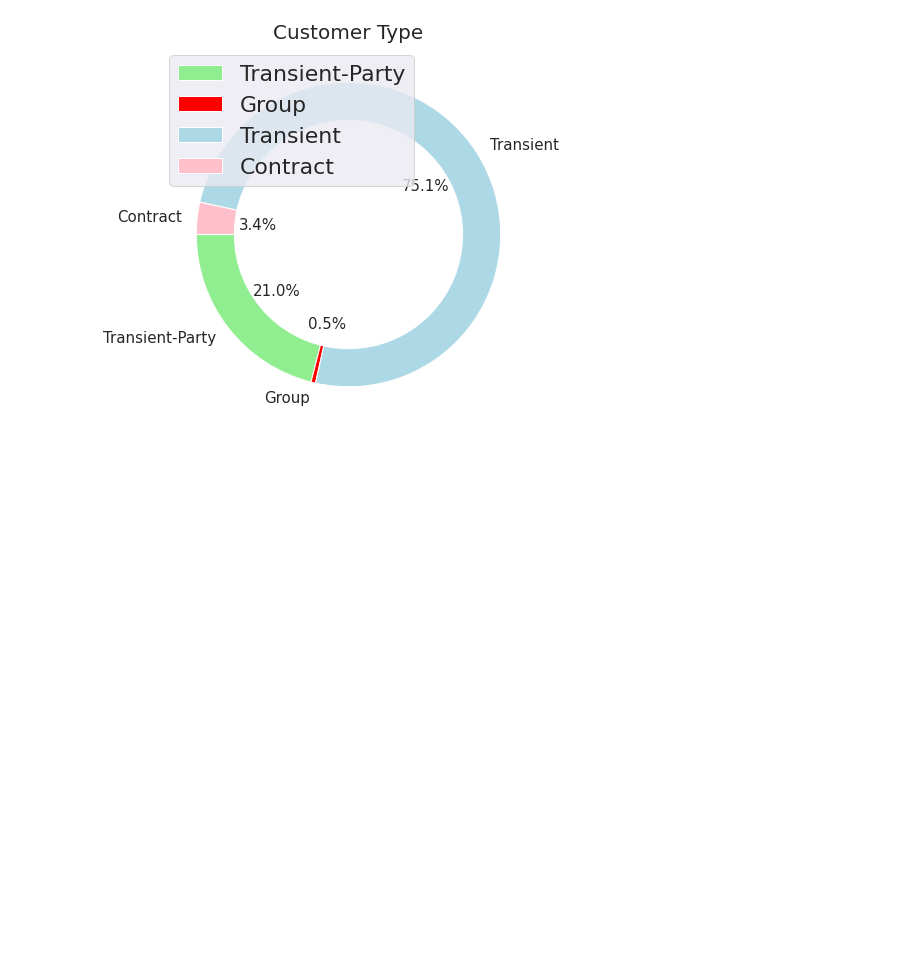
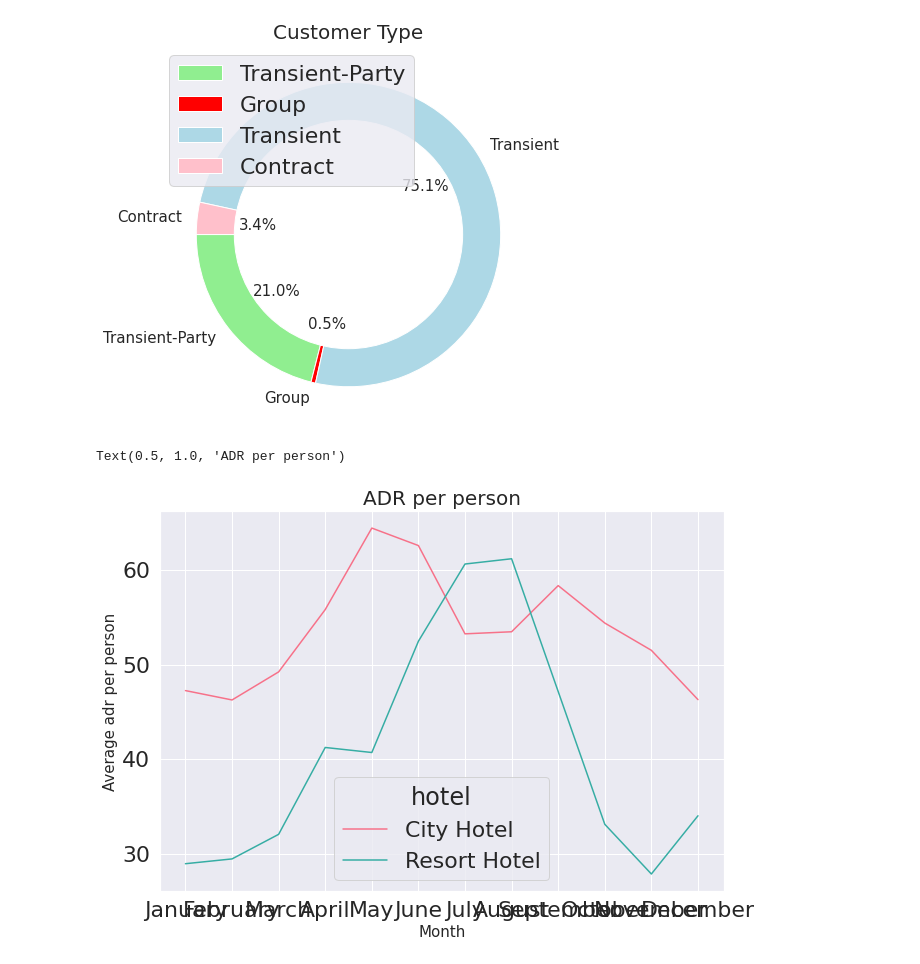
Before and after one commit to Sriharish19/EDA-Hotel-Booking-Capstone-Project-1, a Jupyter notebook: SH_Hotel_Booking_Capstone_Project.ipynb, the cells around one changed output. Saved outputs shown, nothing was run; the diff lists cells and outputs as text; code cells hidden in the pictures; blank space fills up the shorter version.

```diff
--- a/SH_Hotel_Booking_Capstone_Project.ipynb
+++ b/SH_Hotel_Booking_Capstone_Project.ipynb
@@ -414,3 +414,26 @@ def num_monthx(month_name):
   m=['January','February','March','April','May','June','July','August','September','October','November','December']
   n=[1,2,3,4,5,6,7,8,9,10,11,12]
   return(n[m.index(month_name)])
+# %%
+# Average daily rate per person =  ADR/(Adults+Children)
+
+gg=df.loc[:,['hotel','arrival_date_month','adults', 'children','adr']]
+gg['arrival_date_month']=gg['arrival_date_month'].apply(month_name)
+gg['Total_cx']=gg['children']+gg ['adults']
+
+hh=gg.groupby(['arrival_date_month','hotel']).sum().reset_index()
+hh['month_number']=hh['arrival_date_month'].apply(num_monthx)
+hh['avg_adr_pp']=hh['adr']/hh['Total_cx']
+
+ii=hh.sort_values(by='month_number')
+# %%
+#Plotting adr per person for each month in sea born
+
+sns.lineplot(data = ii, x = 'arrival_date_month', y = 'avg_adr_pp', hue = 'hotel',palette="husl")
+plt.rcParams['figure.figsize']=(25,7)
+plt.xlabel('Month',fontsize=15)
+plt.ylabel('Average adr per person',fontsize=15)
+plt.title('ADR per person',fontsize=20)
+# %% [output]
+Text(0.5, 1.0, 'ADR per person')
+[figure, added]
```
Also changed, not shown: parts of 2 cells of this notebook.
